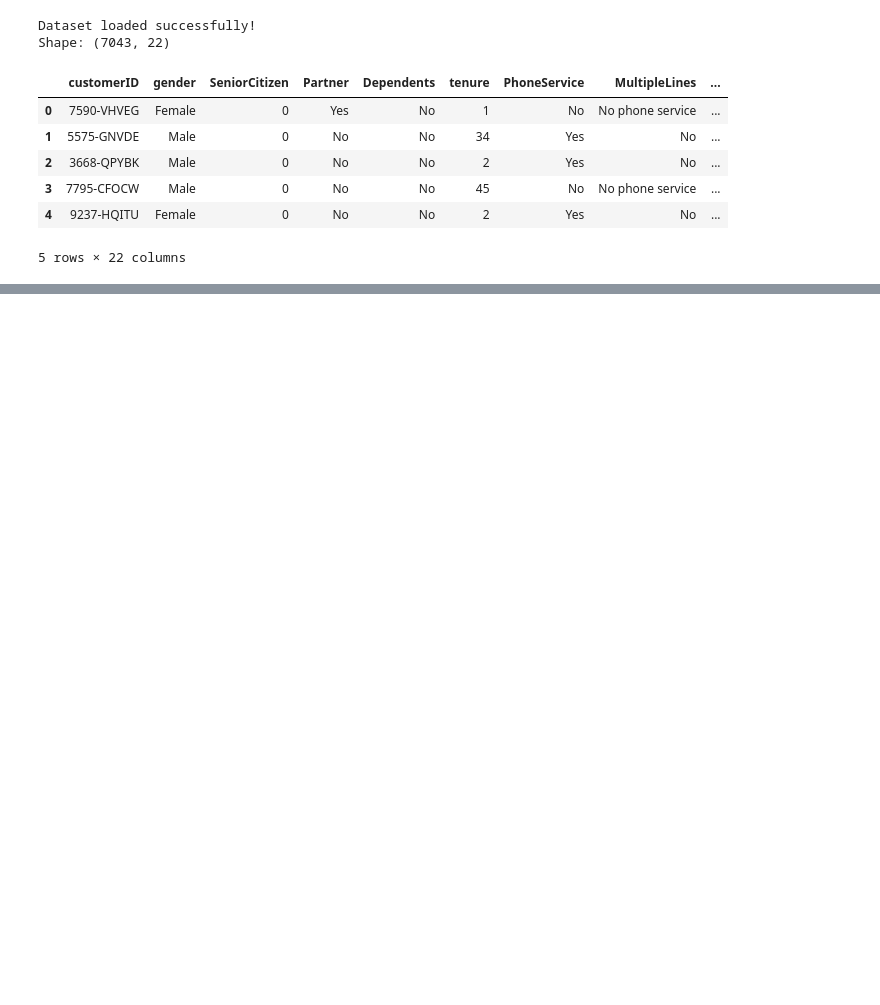
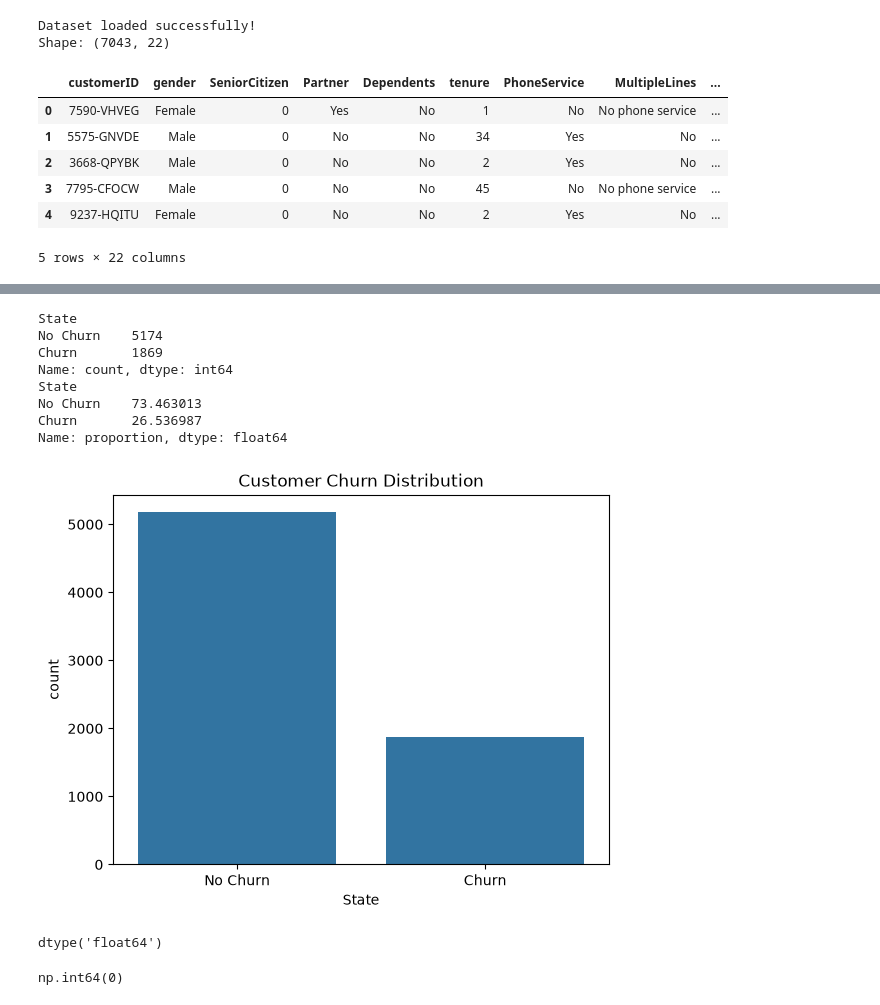
Before and after one commit to abhasj05204/Customer-Churn-Prediction, a Jupyter notebook: notebooks/EDA.ipynb, the cells around one changed output, grey strips where cells are left out. Saved outputs shown, nothing was run; the diff lists cells and outputs as text; code cells hidden in the pictures; blank space fills up the shorter version.

```diff
--- a/notebooks/EDA.ipynb
+++ b/notebooks/EDA.ipynb
@@ -19,0 +168,24 @@ Shape: (7043, 22)
+# %%
+print(df["State"].value_counts())
+print(df["State"].value_counts(normalize=True) * 100)
+sns.countplot(data=df, x="State")
+plt.title("Customer Churn Distribution")
+plt.show()
+# %% [output]
+State
+No Churn    5174
+Churn       1869
+Name: count, dtype: int64
+State
+No Churn    73.463013
+Churn       26.536987
+Name: proportion, dtype: float64
+[figure, added]
+# %%
+df["TotalCharges"].dtypes
+# %% [output]
+dtype('float64')
+# %%
+df["TotalCharges"].isna().sum()
+# %% [output]
+np.int64(0)
```
Also changed, not shown: parts of 13 cells of this notebook, 1 other file.
